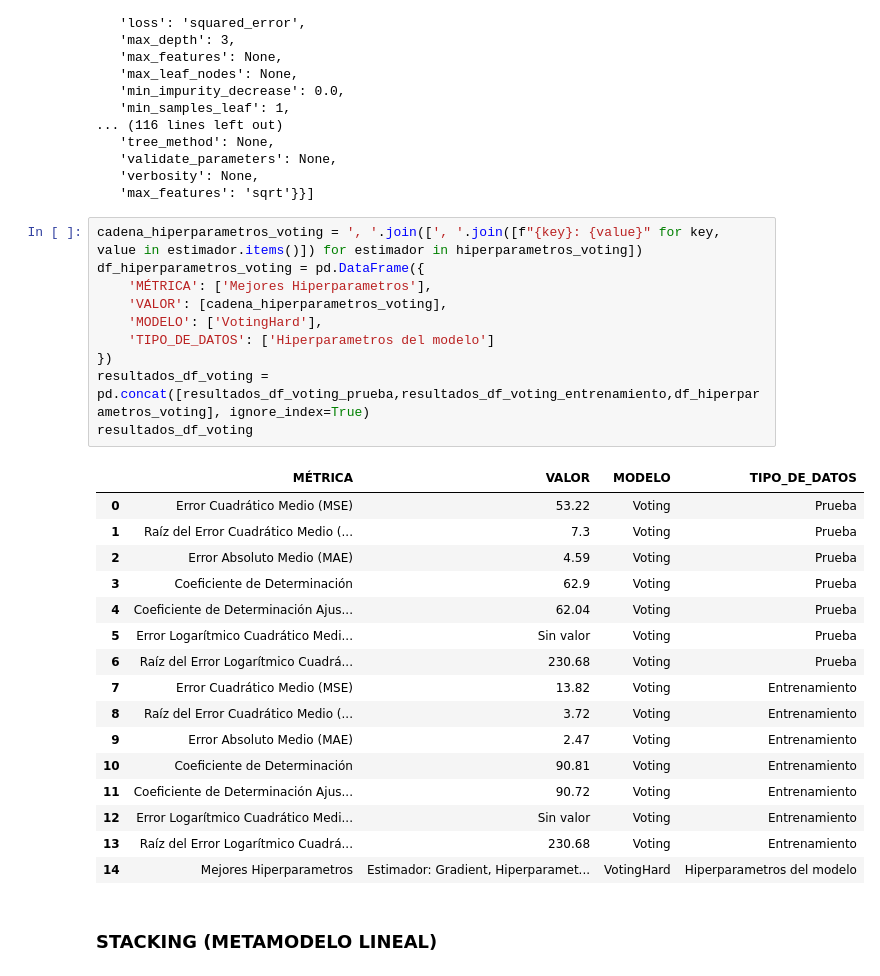
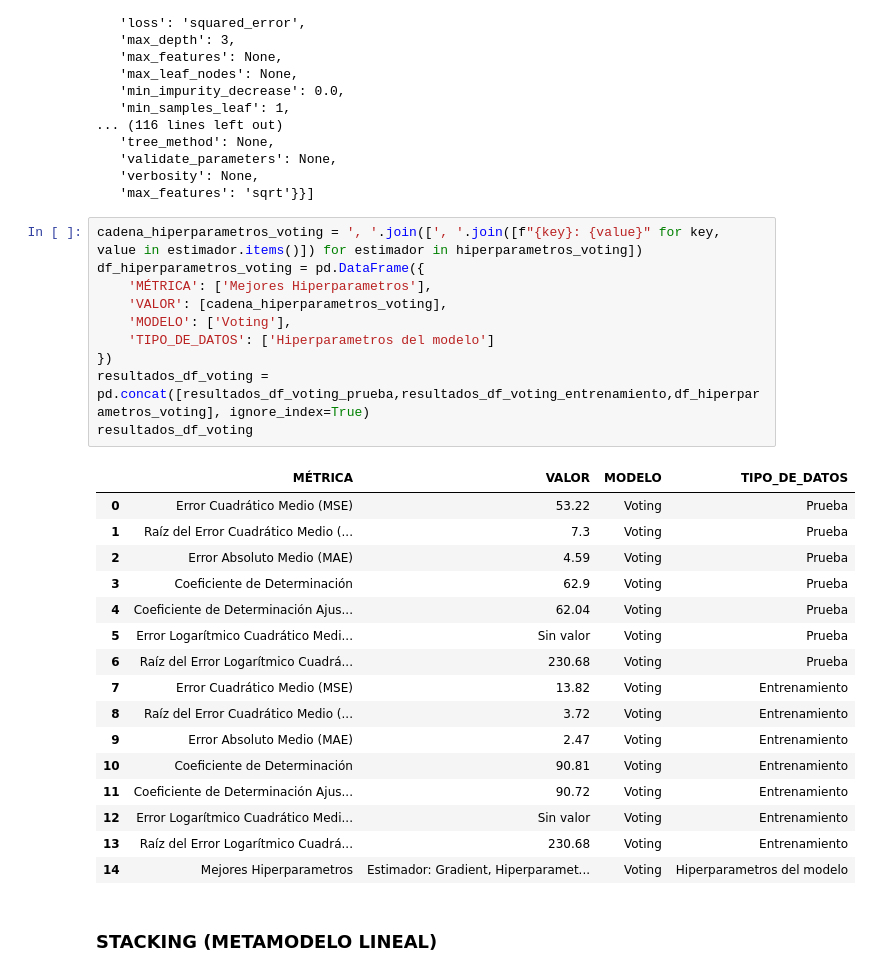
Before and after one commit to CamiloeSotoS/UNIVERSIDAD-DISTRITAL-PROYECTO, a Jupyter notebook: MÓDULO ANALÍTICA PREDICTIVA/MÓDULO_ANALITICA_MODELOS_REGRESION_DEF.ipynb, the cells around one changed output. Drawn from its saved outputs; the diff is of its cells as text.

Commit message:
Modelo super aprendiz

```diff
--- a/MÓDULO ANALÍTICA PREDICTIVA/MÓDULO_ANALITICA_MODELOS_REGRESION_DEF.ipynb
+++ b/MÓDULO ANALÍTICA PREDICTIVA/MÓDULO_ANALITICA_MODELOS_REGRESION_DEF.ipynb
@@ -2562,30 +2562,30 @@ hiperparametros_voting
 # %%
 cadena_hiperparametros_voting = ', '.join([', '.join([f"{key}: {value}" for key, value in estimador.items()]) for estimador in hiperparametros_voting])
 df_hiperparametros_voting = pd.DataFrame({
     'MÉTRICA': ['Mejores Hiperparametros'],
     'VALOR': [cadena_hiperparametros_voting],
-    'MODELO': ['VotingHard'],
+    'MODELO': ['Voting'],
     'TIPO_DE_DATOS': ['Hiperparametros del modelo']
 })
 resultados_df_voting = pd.concat([resultados_df_voting_prueba,resultados_df_voting_entrenamiento,df_hiperparametros_voting], ignore_index=True)
 resultados_df_voting
 # %% [output]
 |  | MÉTRICA | VALOR | MODELO | TIPO_DE_DATOS |
 | 0 | Error Cuadrático Medio (MSE) | 53.22 | Voting | Prueba |
 | 1 | Raíz del Error Cuadrático Medio (... | 7.3 | Voting | Prueba |
 | 2 | Error Absoluto Medio (MAE) | 4.59 | Voting | Prueba |
 | 3 | Coeficiente de Determinación | 62.9 | Voting | Prueba |
 | 4 | Coeficiente de Determinación Ajus... | 62.04 | Voting | Prueba |
 | 5 | Error Logarítmico Cuadrático Medi... | Sin valor | Voting | Prueba |
 | 6 | Raíz del Error Logarítmico Cuadrá... | 230.68 | Voting | Prueba |
 | 7 | Error Cuadrático Medio (MSE) | 13.82 | Voting | Entrenamiento |
 | 8 | Raíz del Error Cuadrático Medio (... | 3.72 | Voting | Entrenamiento |
 | 9 | Error Absoluto Medio (MAE) | 2.47 | Voting | Entrenamiento |
 | 10 | Coeficiente de Determinación | 90.81 | Voting | Entrenamiento |
 | 11 | Coeficiente de Determinación Ajus... | 90.72 | Voting | Entrenamiento |
 | 12 | Error Logarítmico Cuadrático Medi... | Sin valor | Voting | Entrenamiento |
 | 13 | Raíz del Error Logarítmico Cuadrá... | 230.68 | Voting | Entrenamiento |
-| 14 | Mejores Hiperparametros | Estimador: Gradient, Hiperparamet... | VotingHard | Hiperparametros del modelo |
+| 14 | Mejores Hiperparametros | Estimador: Gradient, Hiperparamet... | Voting | Hiperparametros del modelo |
 # %% [markdown]
 ### STACKING (METAMODELO LINEAL)
 # %%
```
Also changed, not shown: parts of 14 cells of this notebook.
